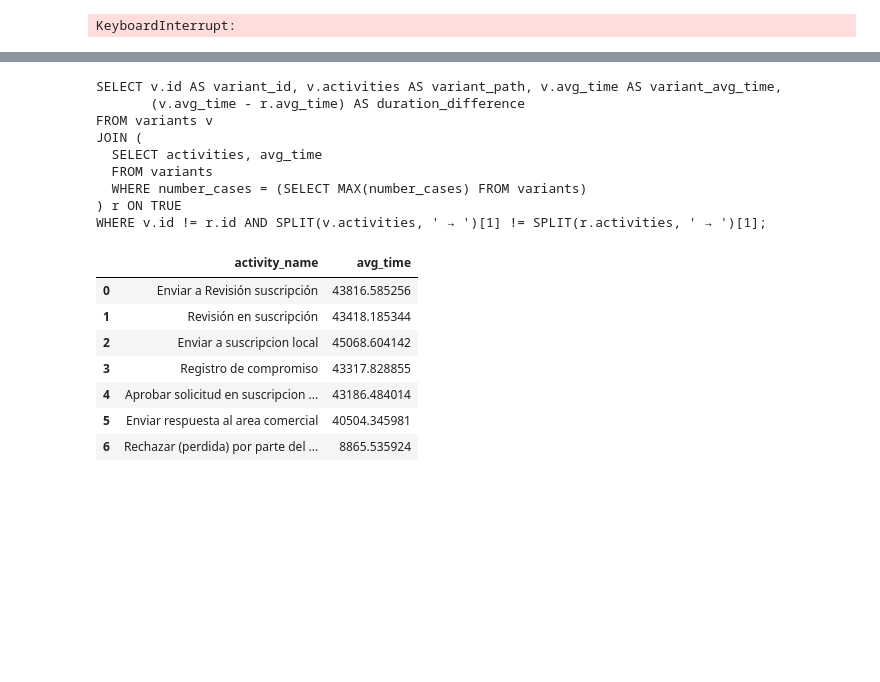
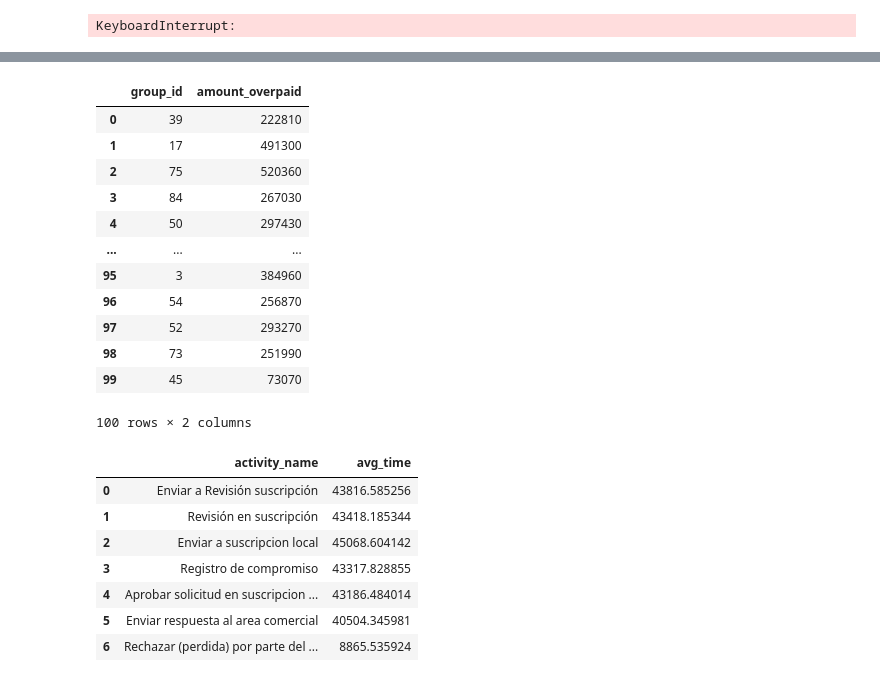
Before and after one commit to Ofi-Services/LLM-Testing, a Jupyter notebook: parallel.ipynb, the cells around one changed output, grey strips where cells are left out. Cells and saved outputs as stored; diff of their text form; code cells hidden in the pictures; blank space fills up the shorter version.

```diff
--- a/parallel.ipynb
+++ b/parallel.ipynb
@@ -1073,15 +1364,26 @@ display(Markdown(state["final_answer"]))
-# %%
-print(state["sql_querys"][2])
-# %% [output]
-SELECT v.id AS variant_id, v.activities AS variant_path, v.avg_time AS variant_avg_time,
-       (v.avg_time - r.avg_time) AS duration_difference
-FROM variants v
-JOIN (
-  SELECT activities, avg_time
-  FROM variants
-  WHERE number_cases = (SELECT MAX(number_cases) FROM variants)
-) r ON TRUE
-WHERE v.id != r.id AND SPLIT(v.activities, ' → ')[1] != SPLIT(r.activities, ' → ')[1];
+# %%
+db_conn.execute("""SELECT
+  g.group_id,
+  g.amount_overpaid
+FROM
+  grouped AS g;
+""")
+df = db_conn.fetchdf()
+df
+# %% [output]
+|  | group_id | amount_overpaid |
+| 0 | 39 | 222810 |
+| 1 | 17 | 491300 |
+| 2 | 75 | 520360 |
+| 3 | 84 | 267030 |
+| 4 | 50 | 297430 |
+| ... | ... | ... |
+| 95 | 3 | 384960 |
+| 96 | 54 | 256870 |
+| 97 | 52 | 293270 |
+| 98 | 73 | 251990 |
+| 99 | 45 | 73070 |
+100 rows × 2 columns
 # %%
 a.consultar_db("""
 WITH most_common_variant AS (
```
Also changed, not shown: parts of 9 cells of this notebook, 3 other files.
